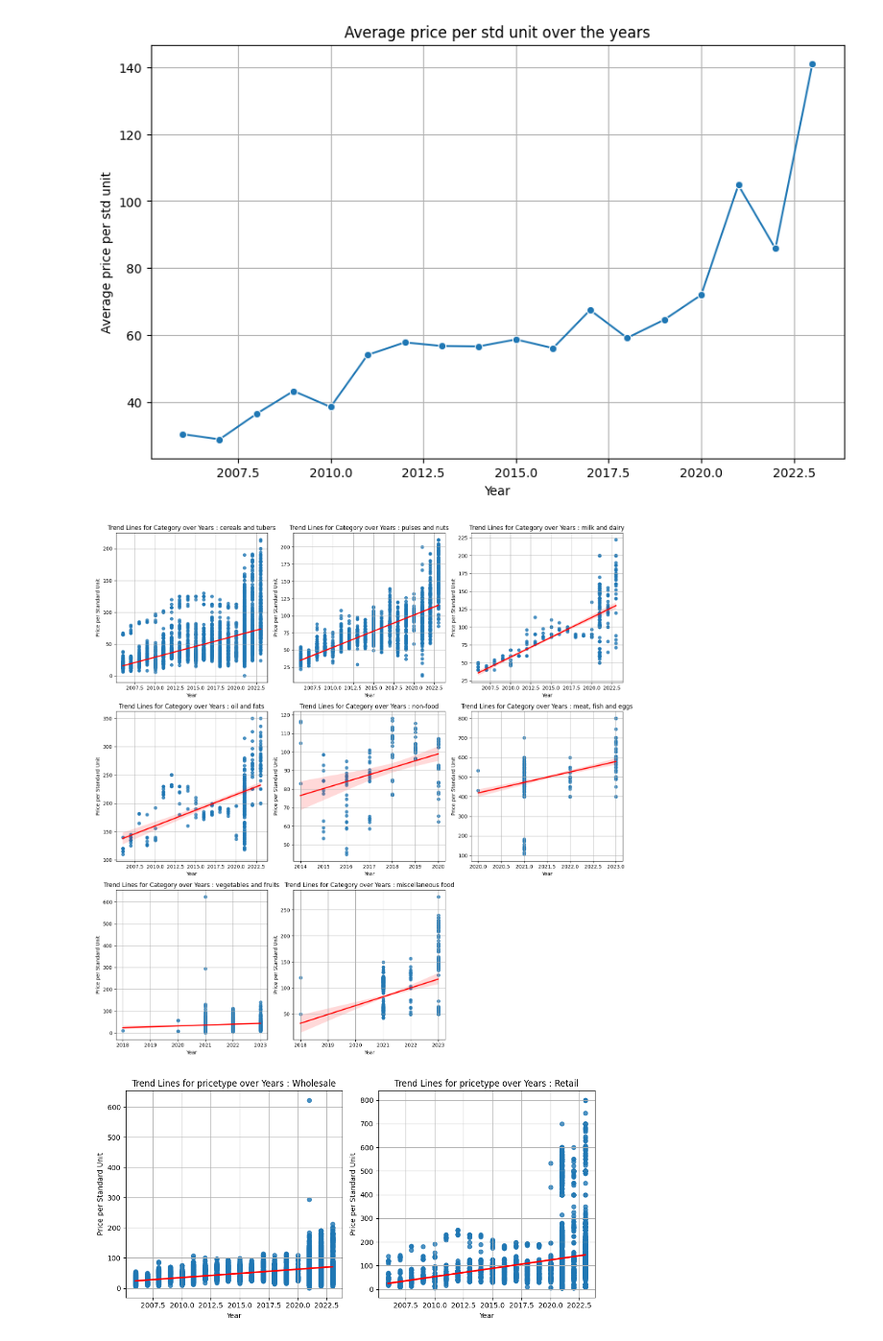
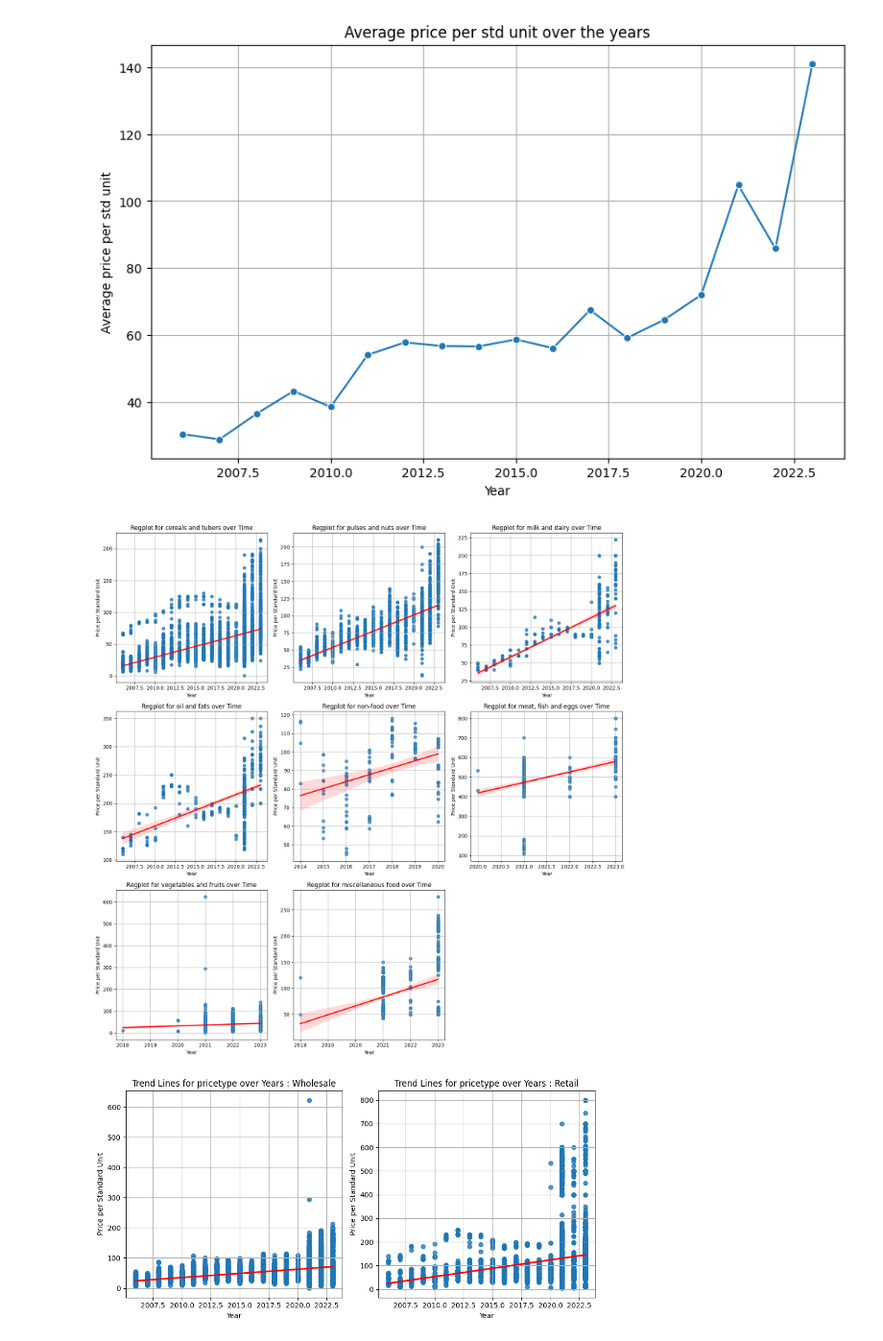
Before and after one commit to tommwambire/Sourcing-Pricing-Strategy-Optimization, a Jupyter notebook: project_notebook.ipynb, the cells around one changed output. Shown at 96% size. Saved outputs shown, nothing was run; the diff lists cells and outputs as text; code cells hidden in the pictures.

```diff
--- a/project_notebook.ipynb
+++ b/project_notebook.ipynb
@@ -191,6 +191,8 @@ df = df.rename(columns={'admin1': 'Provinces', 'admin2': 'Counties'})
 # %%
 # Converting 'date' column to datetime format
 df['date'] = pd.to_datetime(df['date'], format='%Y-%m-%d')
+# %%
+df['year'] = df['date'].dt.year
 # %%
 # Standardazing our metrics
 conversion_factors = {
@@ -358,7 +362,8 @@ price                       float64
 standardized_unit           float64
 dtype: object
 # %%
-df['price_per_standard_unit'] = df['price'] / df['standardized_unit']
+# Calculate the price per standardized unit
+df['price_per_standard_unit'] = (df['price'] / df['standardized_unit']).round(2)
 df
 # %% [output]
 |  | date | Provinces | Counties | market | latitude | longitude | category | commodity | unit | pricetype | ... |
@@ -660,0 +707,8 @@ Provinces with only one price type: ['Central', 'Nyanza']
+# %%
+# print and plot food name in each category
+for i in df['category'].unique():
+    print('category: ',i)
+    print('commodity: ',df[df['category']==i]['commodity'].unique())
+    print('--------------------------------------')
+
+df.head()
@@ -974,35 +1305,35 @@ num_cols = 3
 # Filter the data for each category
 categories = ts_df['category'].unique()
 num_categories = len(categories)
 
 # Calculate the number of rows needed based on the number of categories and number of columns
 num_rows = (num_categories + num_cols - 1) // num_cols
 
 # Create subplots
 fig, axes = plt.subplots(num_rows, num_cols, figsize=(15, 5*num_rows))
 
 # Flatten the axes array if it's multidimensional
 axes = axes.flatten()
 
 # Plotting the trend line for each category
 for i, category in enumerate(categories):
     category_data = ts_df[ts_df['category'] == category]
     ax = axes[i]
 
     sns.regplot(data=category_data, x='year', y='price_per_standard_unit', marker='o', line_kws={'color': 'red'}, ax=ax)
-    ax.set_title(f'Trend Lines for Category over Years : {category}')
+    ax.set_title(f'Regplot for {category} over Time')
     ax.set_xlabel('Year')
     ax.set_ylabel('Price per Standard Unit')
     ax.grid(True)
 
 # Hide empty subplots
 for j in range(i+1, num_rows*num_cols):
     axes[j].axis('off')
 
 plt.tight_layout()
 plt.show()
 # %% [output]
-[figure, old version]
+[figure, new version]
 # %%
 # Set the number of columns for subplots
 num_cols = 3
```
Also changed, not shown: parts of 40 cells of this notebook.
